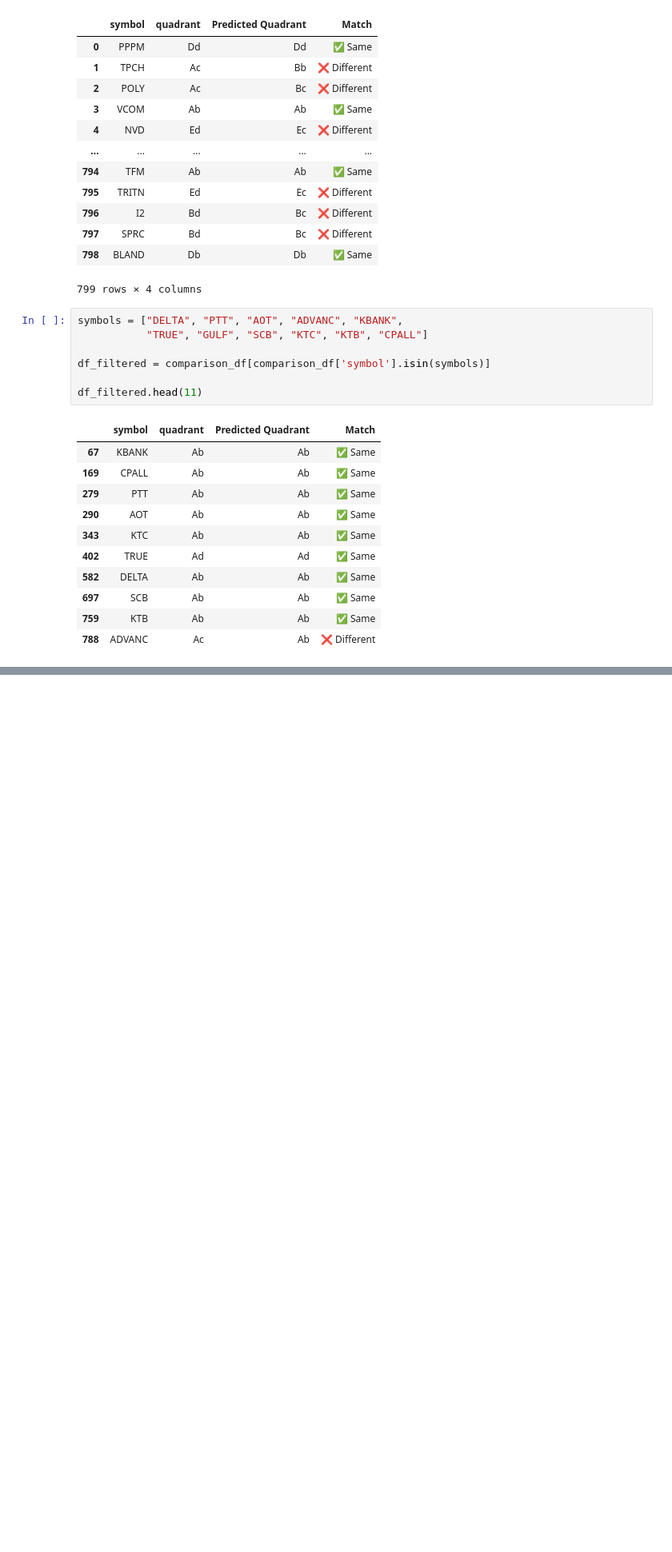
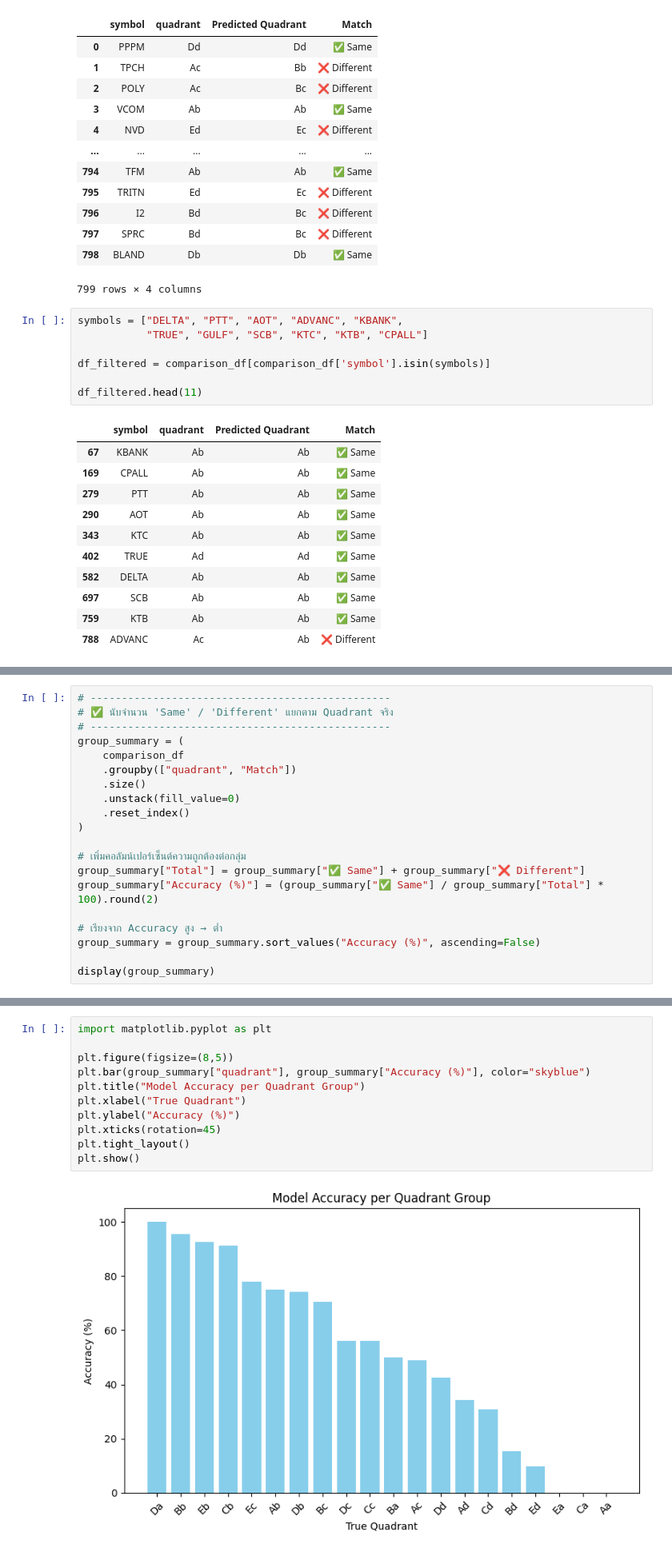
Before and after one commit to phqsuema123/Stock-quadrant-quantitative-analysis-using-deep-learning-classification, a Jupyter notebook: 1.Final_file/5.ployment/deployment_model.ipynb, the cells around one changed output, grey strips where cells are left out. Shown at 80% size. Drawn from its saved outputs; the diff is of its cells as text; blank space fills up the shorter version.

```diff
--- a/1.Final_file/5.ployment/deployment_model.ipynb
+++ b/1.Final_file/5.ployment/deployment_model.ipynb
@@ -504,0 +543,20 @@ df_filtered.head(11)
+# %%
+# ------------------------------------------------
+# ✅ นับจำนวน 'Same' / 'Different' แยกตาม Quadrant จริง
+# ------------------------------------------------
+group_summary = (
+    comparison_df
+    .groupby(["quadrant", "Match"])
+    .size()
+    .unstack(fill_value=0)
+    .reset_index()
+)
+
+# เพิ่มคอลัมน์เปอร์เซ็นต์ความถูกต้องต่อกลุ่ม
+group_summary["Total"] = group_summary["✅ Same"] + group_summary["❌ Different"]
+group_summary["Accuracy (%)"] = (group_summary["✅ Same"] / group_summary["Total"] * 100).round(2)
+
+# เรียงจาก Accuracy สูง → ต่ำ
+group_summary = group_summary.sort_values("Accuracy (%)", ascending=False)
+
+display(group_summary)
@@ -504,0 +581,13 @@ df_filtered.head(11)
+# %%
+import matplotlib.pyplot as plt
+
+plt.figure(figsize=(8,5))
+plt.bar(group_summary["quadrant"], group_summary["Accuracy (%)"], color="skyblue")
+plt.title("Model Accuracy per Quadrant Group")
+plt.xlabel("True Quadrant")
+plt.ylabel("Accuracy (%)")
+plt.xticks(rotation=45)
+plt.tight_layout()
+plt.show()
+# %% [output]
+[figure, added]
```
Also changed, not shown: parts of 4 cells of this notebook.
